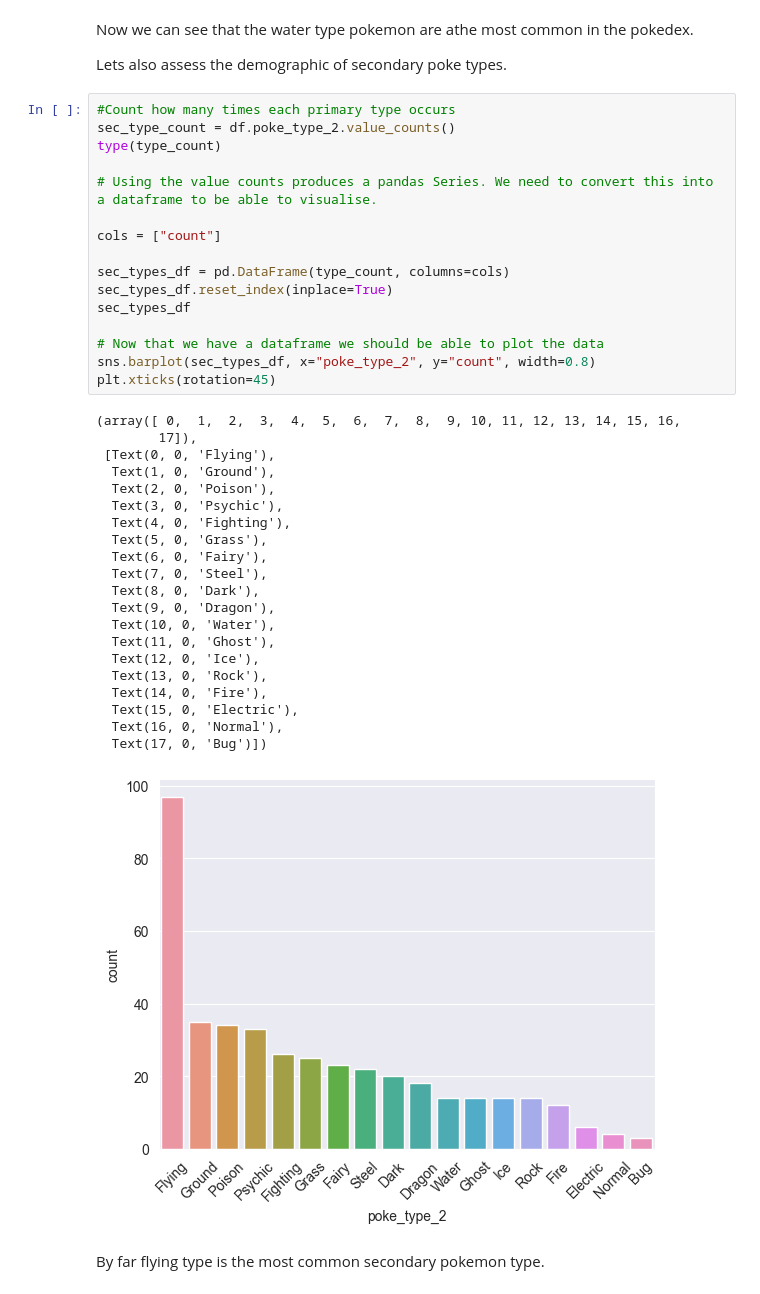
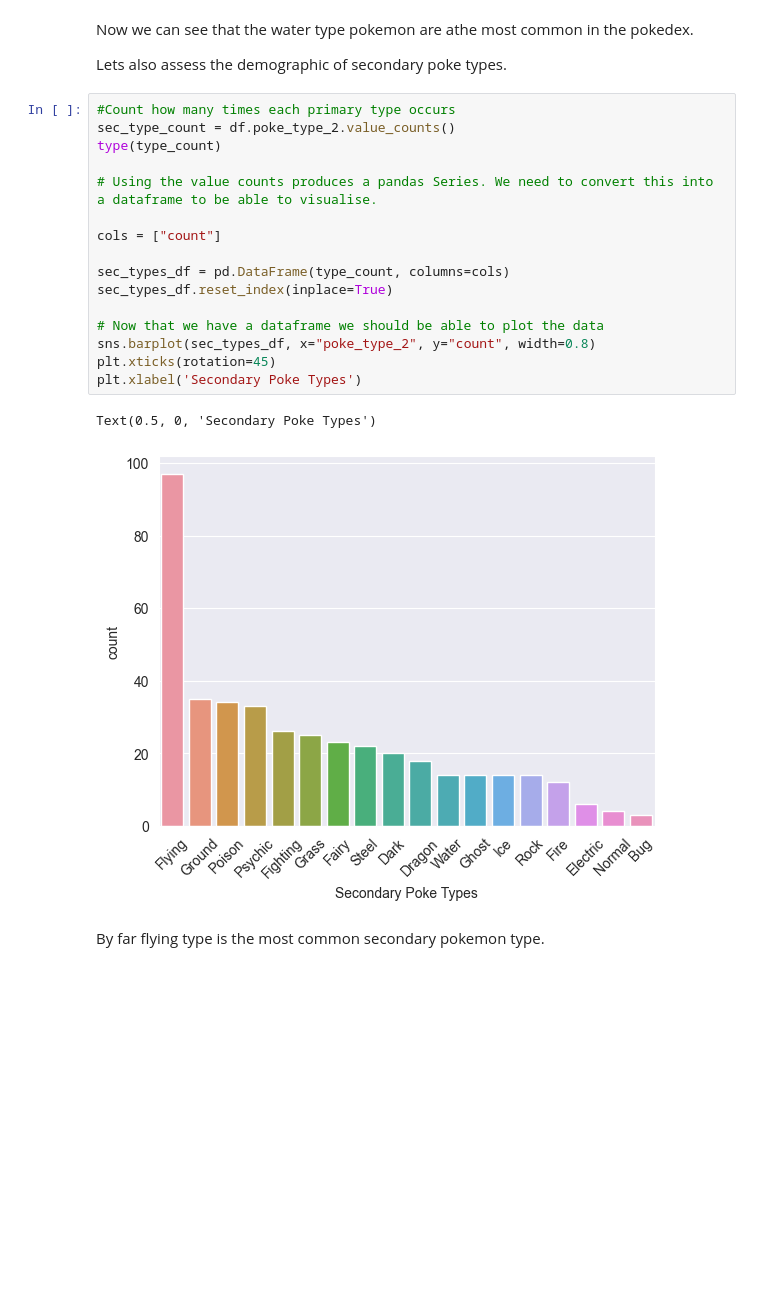
Before and after one commit to ShaniceWilliams/poke-project, a Jupyter notebook: poke_project.ipynb, the cells around one changed output. Saved outputs shown, nothing was run; the diff lists cells and outputs as text; blank space fills up the shorter version.

```diff
--- a/poke_project.ipynb
+++ b/poke_project.ipynb
@@ -126,40 +108,21 @@ Lets also assess the demographic of secondary poke types.
 # %%
 #Count how many times each primary type occurs
 sec_type_count = df.poke_type_2.value_counts()
 type(type_count)
 
 # Using the value counts produces a pandas Series. We need to convert this into a dataframe to be able to visualise.
 
 cols = ["count"]
 
 sec_types_df = pd.DataFrame(type_count, columns=cols)
 sec_types_df.reset_index(inplace=True)
-sec_types_df
 
 # Now that we have a dataframe we should be able to plot the data
 sns.barplot(sec_types_df, x="poke_type_2", y="count", width=0.8)
 plt.xticks(rotation=45)
+plt.xlabel('Secondary Poke Types')
 # %% [output]
-(array([ 0,  1,  2,  3,  4,  5,  6,  7,  8,  9, 10, 11, 12, 13, 14, 15, 16,
-        17]),
- [Text(0, 0, 'Flying'),
-  Text(1, 0, 'Ground'),
-  Text(2, 0, 'Poison'),
-  Text(3, 0, 'Psychic'),
-  Text(4, 0, 'Fighting'),
-  Text(5, 0, 'Grass'),
-  Text(6, 0, 'Fairy'),
-  Text(7, 0, 'Steel'),
-  Text(8, 0, 'Dark'),
-  Text(9, 0, 'Dragon'),
-  Text(10, 0, 'Water'),
-  Text(11, 0, 'Ghost'),
-  Text(12, 0, 'Ice'),
-  Text(13, 0, 'Rock'),
-  Text(14, 0, 'Fire'),
-  Text(15, 0, 'Electric'),
-  Text(16, 0, 'Normal'),
-  Text(17, 0, 'Bug')])
+Text(0.5, 0, 'Secondary Poke Types')
-[figure, old version]
+[figure, new version]
 # %% [markdown]
 By far flying type is the most common secondary pokemon type.
```
Also changed, not shown: parts of 1 cell of this notebook.
